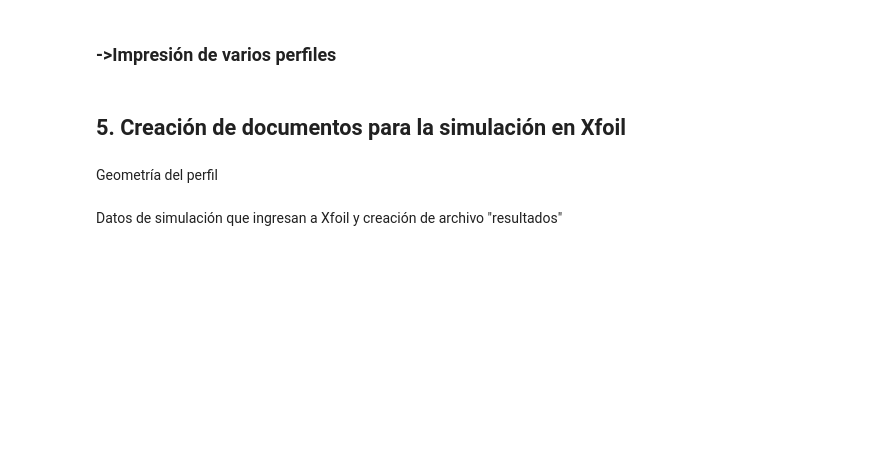
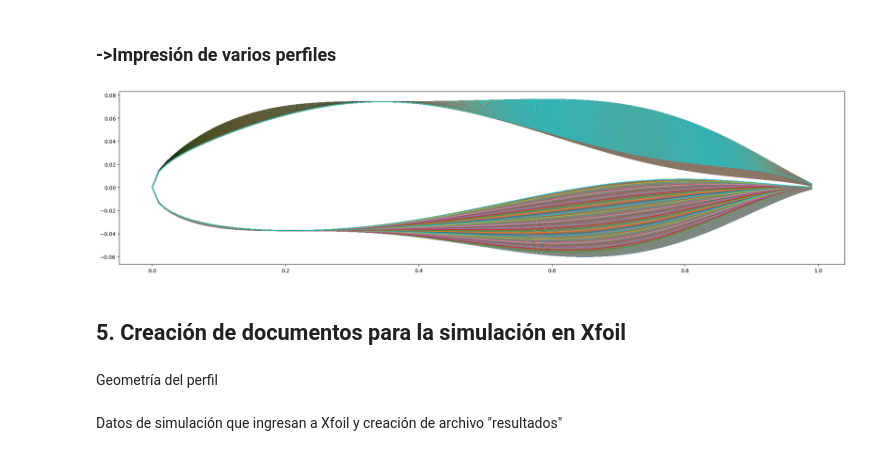
Before and after one commit to Kijoselo/opt_air, a Jupyter notebook: Eficiencia de todas las combinaciones.ipynb, the cells around one changed output. Cells and saved outputs as stored; diff of their text form; code cells hidden in the pictures; blank space fills up the shorter version.

```diff
--- a/Eficiencia de todas las combinaciones.ipynb
+++ b/Eficiencia de todas las combinaciones.ipynb
@@ -301,11 +304,13 @@ plot_combi(100,100,100)
 # %% [markdown]
 <h3>->Impresión de varios perfiles
 # %%
-#plt.figure(figsize=(25,6))
-#for i in range(10,230,5):
-#    for j in range(10,230,5):
-#        for k in range(10,150,3):
-#            plot_combi(i,j,k)
+plt.figure(figsize=(25,6))
+for i in range(10,210,5):
+    for j in range(10,210,5):
+        for k in range(10,150,5):
+            plot_combi(i,j,k)
+# %% [output]
+[figure, added]
 # %% [markdown]
 <h2>5. Creación de documentos para la simulación en Xfoil
 # %% [markdown]
```
Also changed, not shown: parts of 12 cells of this notebook.
